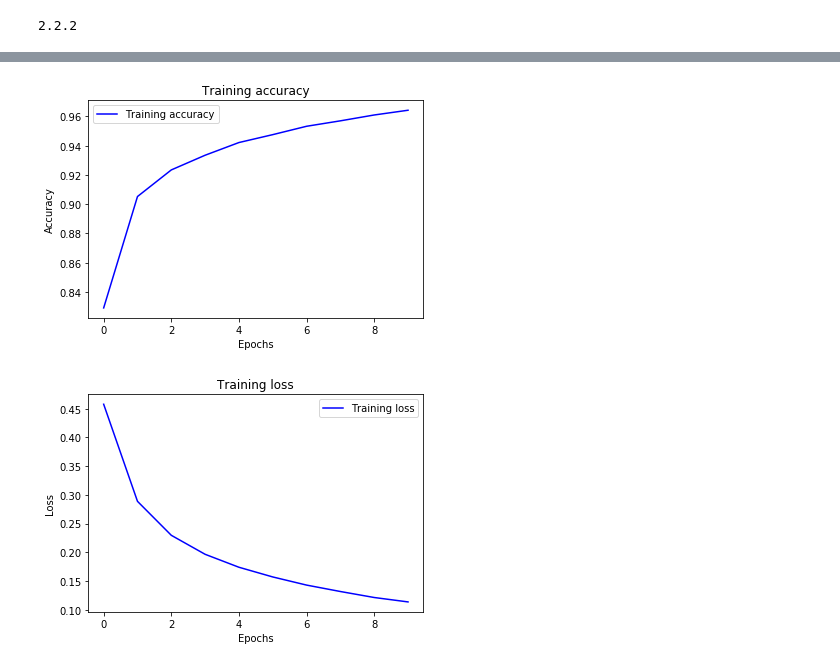
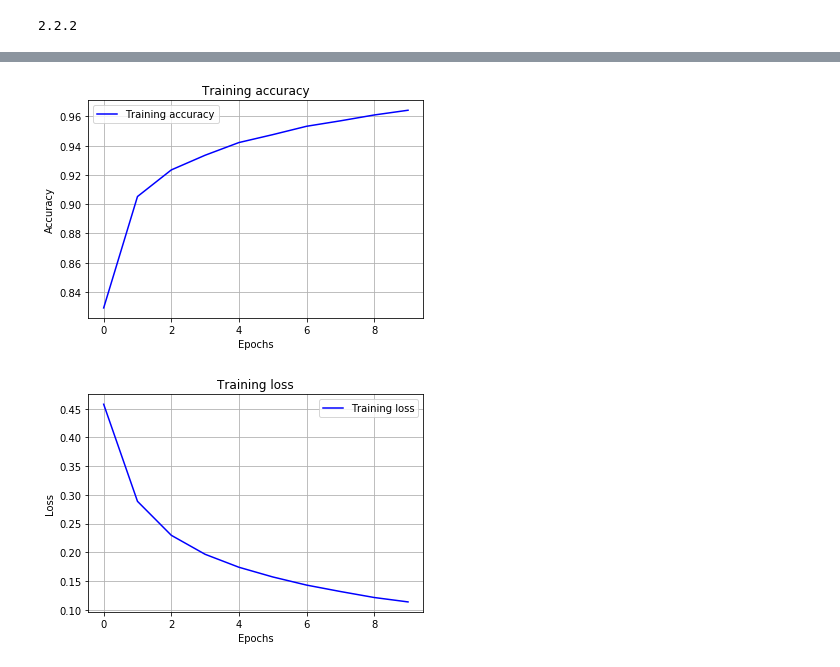
Before and after one commit to Manny-G/Keras-Tensorflow, a Jupyter notebook: 2_Binary_Classification.ipynb, the cells around one changed output, grey strips where cells are left out. Cells and saved outputs as stored; diff of their text form; code cells hidden in the pictures.

```diff
--- a/2_Binary_Classification.ipynb
+++ b/2_Binary_Classification.ipynb
@@ -203,29 +204,32 @@ dict_keys(['loss', 'acc'])
 # %%
 import matplotlib.pyplot as plt
 
 acc = history2.history["acc"]
 loss = history2.history["loss"]
 
 epochs = range(len(acc))
 
 plt.plot(epochs, acc, "b", label="Training accuracy")
 plt.title("Training accuracy")
 plt.xlabel("Epochs")
 plt.ylabel("Accuracy")
 plt.legend()
+plt.grid()
 plt.show()
-
-plt.clf()
-
-plt.plot(epochs, loss, "b", label="Training loss")
-plt.title("Training loss")
-plt.xlabel("Epochs")
-plt.ylabel("Loss")
-plt.legend()
-plt.show()
 # %% [output]
-[figure, old version]
+[figure, new version]
-[figure, removed]
+# %%
+plt.clf()
+
+plt.plot(epochs, loss, "b", label="Training loss")
+plt.title("Training loss")
+plt.xlabel("Epochs")
+plt.ylabel("Loss")
+plt.legend()
+plt.grid()
+plt.show()
+# %% [output]
+[figure, added]
 # %%
 print('<<< model1 >>>')
 results = model1.evaluate(x_test, y_test)
```
Also changed, not shown: parts of 9 cells of this notebook, 2 other files.
